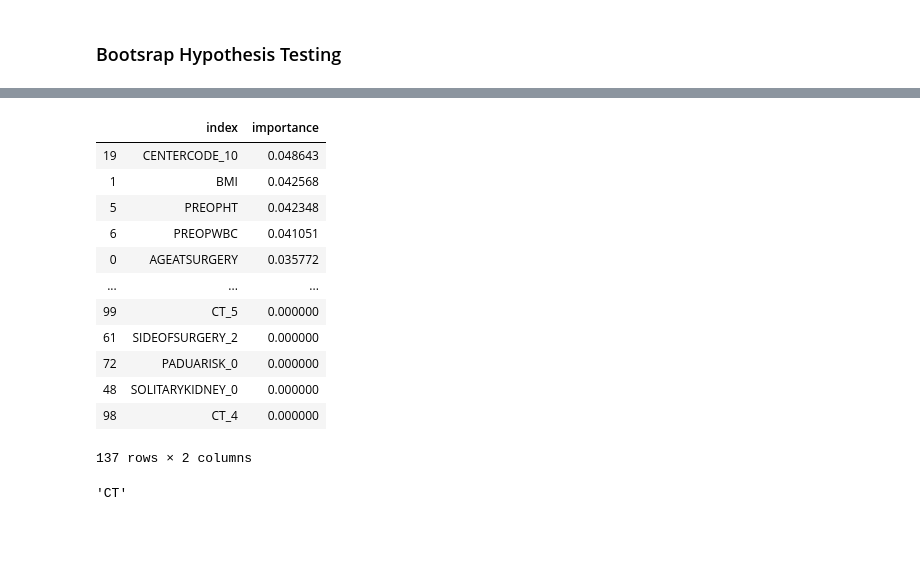
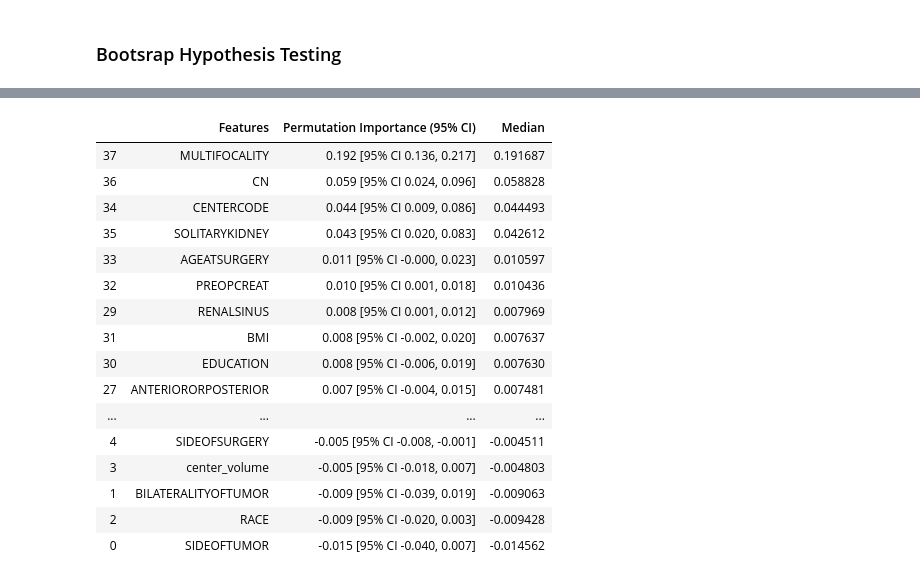
Before and after one commit to anubhav-reddy/Partial-Nephrectomy, a Jupyter notebook: Intra-op Complications/Model_Evaluvation.ipynb, the cells around one changed output, grey strips where cells are left out. Drawn from its saved outputs; the diff is of its cells as text; code cells hidden in the pictures; blank space fills up the shorter version.

```diff
--- a/Intra-op Complications/Model_Evaluvation.ipynb
+++ b/Intra-op Complications/Model_Evaluvation.ipynb
@@ -468,0 +479,15 @@ RFR_FI = pd.DataFrame(RFR.best_estimator_.feature_importances_.tolist(), index=x
+# %%
+import matplotlib.pyplot as plt
+from sklearn.inspection import permutation_importance
+result = permutation_importance(RFR, x_test, y_test, n_repeats=100,
+                                random_state=42, n_jobs=-1)
+sorted_idx = result.importances_mean.argsort()
+
+
+fig, ax = plt.subplots(figsize=(10,30))
+ax.boxplot(result.importances[sorted_idx].T,
+           vert=False, labels=x_test.columns[sorted_idx])
+ax.set_title("Permutation Importances (test set)")
+ax.axvline(x = 0,linestyle='--',color='black')
+fig.tight_layout()
+plt.show()
@@ -468,0 +496,3 @@ RFR_FI = pd.DataFrame(RFR.best_estimator_.feature_importances_.tolist(), index=x
+# %%
+f_imp = pd.DataFrame(result.importances[sorted_idx].T, columns=x_test.columns[sorted_idx])
+f_imp
@@ -469,22 +513,28 @@ RFR_FI = pd.DataFrame(RFR.best_estimator_.feature_importances_.tolist(), index=x
+# %%
+f_imp_dict = {}
+for i in f_imp:
+    f_imp_dict.update({i:[i,"{:.3f} [95% CI {:.3f}, {:.3f}]".format(f_imp[i].median(), f_imp[i].quantile(0.05), f_imp[i].quantile(0.95)), f_imp[i].median()]
+    })
+# %%
+f_imp_metrics = pd.DataFrame.from_dict(f_imp_dict, orient='index',
+                       columns=['Features','Permutation Importance (95% CI)', 'Median']).reset_index(drop = True)
 # %%
-RFR_FI.sort_values(by = 'importance', ascending=False)
+f_imp_metrics.sort_values(['Median'], ascending = False)
 # %% [output]
-|  | index | importance |
-| 19 | CENTERCODE_10 | 0.048643 |
-| 1 | BMI | 0.042568 |
-| 5 | PREOPHT | 0.042348 |
-| 6 | PREOPWBC | 0.041051 |
-| 0 | AGEATSURGERY | 0.035772 |
-| ... | ... | ... |
-| 99 | CT_5 | 0.000000 |
-| 61 | SIDEOFSURGERY_2 | 0.000000 |
-| 72 | PADUARISK_0 | 0.000000 |
-| 48 | SOLITARYKIDNEY_0 | 0.000000 |
-| 98 | CT_4 | 0.000000 |
+|  | Features | Permutation Importance (95% CI) | Median |
+| 37 | MULTIFOCALITY | 0.192 [95% CI 0.136, 0.217] | 0.191687 |
+| 36 | CN | 0.059 [95% CI 0.024, 0.096] | 0.058828 |
+| 34 | CENTERCODE | 0.044 [95% CI 0.009, 0.086] | 0.044493 |
+| 35 | SOLITARYKIDNEY | 0.043 [95% CI 0.020, 0.083] | 0.042612 |
+| 33 | AGEATSURGERY | 0.011 [95% CI -0.000, 0.023] | 0.010597 |
+| 32 | PREOPCREAT | 0.010 [95% CI 0.001, 0.018] | 0.010436 |
+| 29 | RENALSINUS | 0.008 [95% CI 0.001, 0.012] | 0.007969 |
+| 31 | BMI | 0.008 [95% CI -0.002, 0.020] | 0.007637 |
+| 30 | EDUCATION | 0.008 [95% CI -0.006, 0.019] | 0.007630 |
+| 27 | ANTERIORORPOSTERIOR | 0.007 [95% CI -0.004, 0.015] | 0.007481 |
+| ... | ... | ... | ... |
+| 4 | SIDEOFSURGERY | -0.005 [95% CI -0.008, -0.001] | -0.004511 |
+| 3 | center_volume | -0.005 [95% CI -0.018, 0.007] | -0.004803 |
+| 1 | BILATERALITYOFTUMOR | -0.009 [95% CI -0.039, 0.019] | -0.009063 |
+| 2 | RACE | -0.009 [95% CI -0.020, 0.003] | -0.009428 |
+| 0 | SIDEOFTUMOR | -0.015 [95% CI -0.040, 0.007] | -0.014562 |
-137 rows × 2 columns
-# %%
-import re
-import string
-re.sub('_\d{1,3}','','CT_4')
-# %% [output]
-'CT'
```
Also changed, not shown: parts of 21 cells of this notebook, 17 other files.
